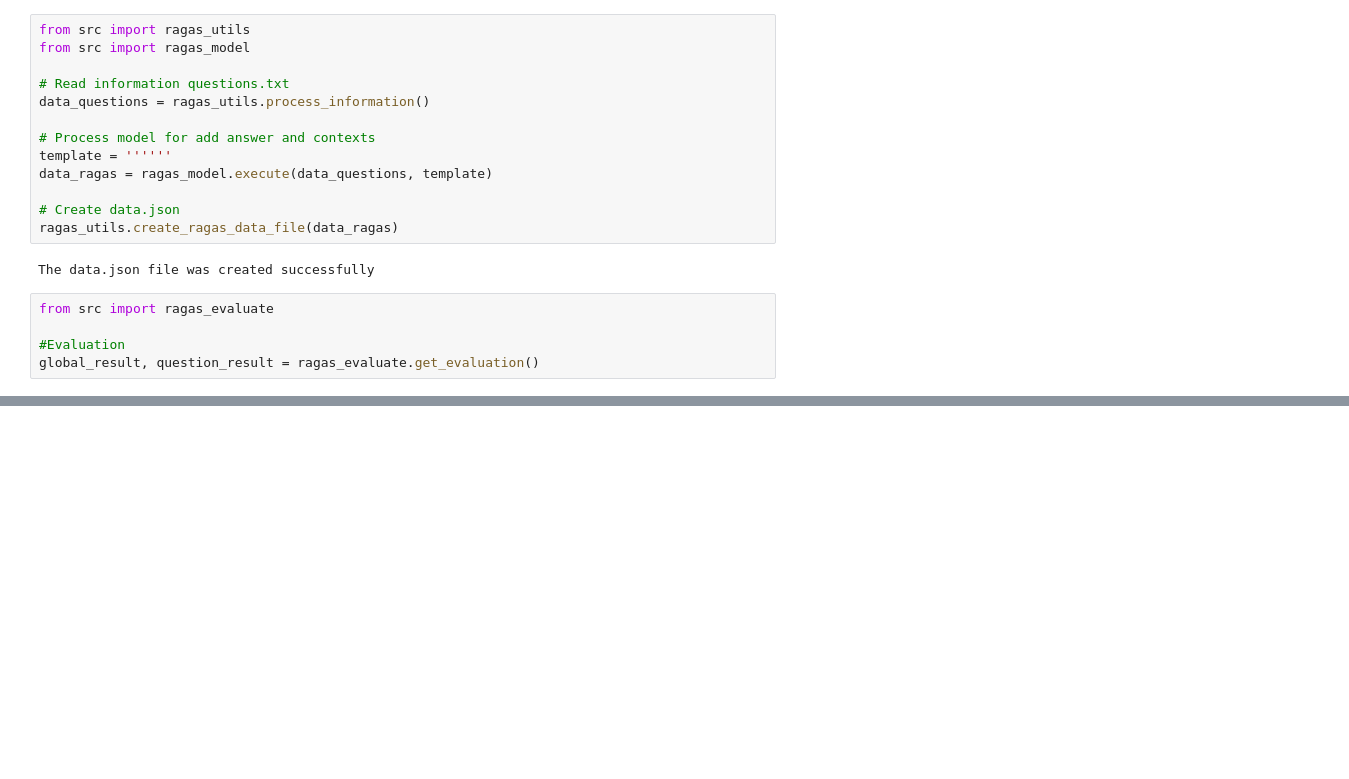
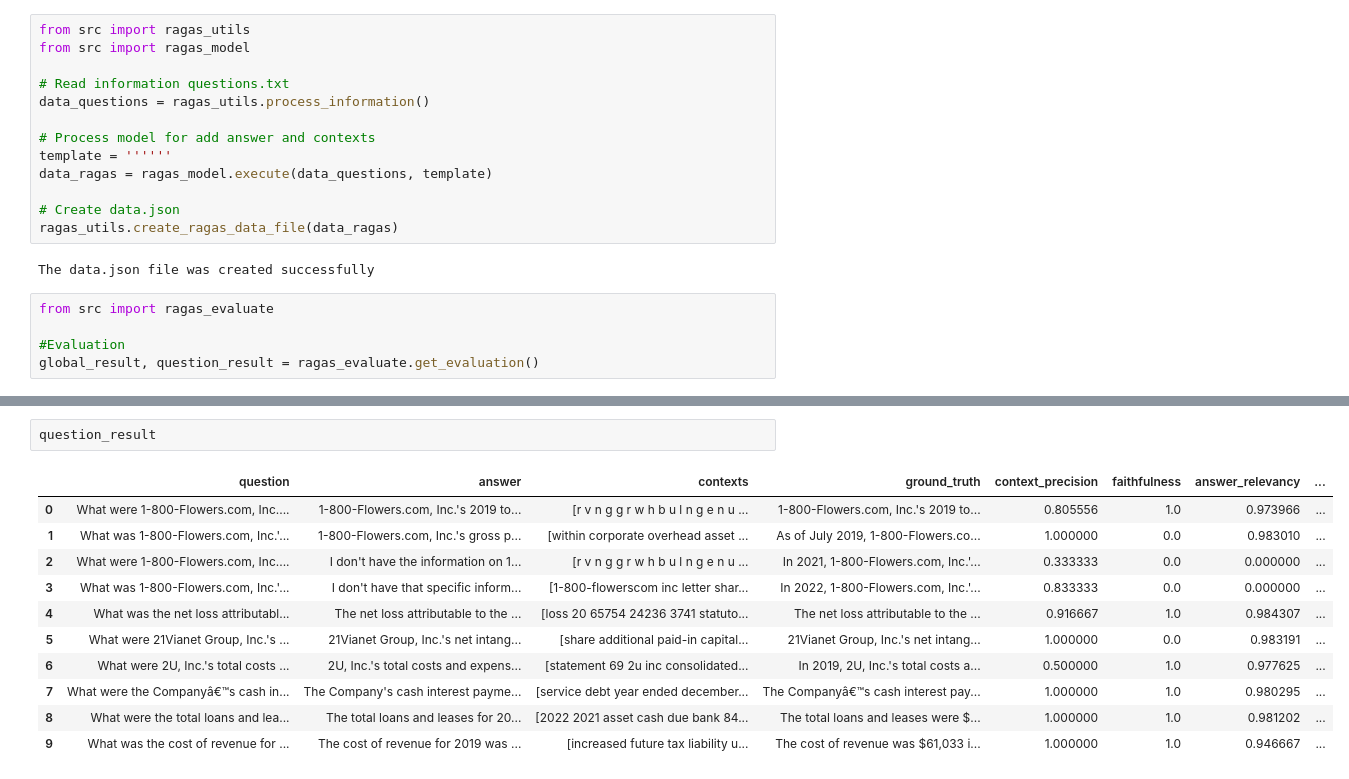
Before and after one commit to yohanacontrerasdev/aws_s3_data_downloader, a Jupyter notebook: notebooks/data_exploration.ipynb, the cells around one changed output, grey strips where cells are left out. Cells and saved outputs as stored; diff of their text form; blank space fills up the shorter version.

Commit message:
questions and chunks

```diff
--- a/notebooks/data_exploration.ipynb
+++ b/notebooks/data_exploration.ipynb
@@ -138,0 +159,14 @@ global_result, question_result = ragas_evaluate.get_evaluation()
+# %%
+question_result
+# %% [output]
+|  | question | answer | contexts | ground_truth | context_precision | faithfulness | answer_relevancy | ... |
+| 0 | What were 1-800-Flowers.com, Inc.... | 1-800-Flowers.com, Inc.'s 2019 to... | [r v n g g r w h b u l n g e n u ... | 1-800-Flowers.com, Inc.'s 2019 to... | 0.805556 | 1.0 | 0.973966 | ... |
+| 1 | What was 1-800-Flowers.com, Inc.'... | 1-800-Flowers.com, Inc.'s gross p... | [within corporate overhead asset ... | As of July 2019, 1-800-Flowers.co... | 1.000000 | 0.0 | 0.983010 | ... |
+| 2 | What were 1-800-Flowers.com, Inc.... | I don't have the information on 1... | [r v n g g r w h b u l n g e n u ... | In 2021, 1-800-Flowers.com, Inc.'... | 0.333333 | 0.0 | 0.000000 | ... |
+| 3 | What was 1-800-Flowers.com, Inc.'... | I don't have that specific inform... | [1-800-flowerscom inc letter shar... | In 2022, 1-800-Flowers.com, Inc.'... | 0.833333 | 0.0 | 0.000000 | ... |
+| 4 | What was the net loss attributabl... | The net loss attributable to the ... | [loss 20 65754 24236 3741 statuto... | The net loss attributable to the ... | 0.916667 | 1.0 | 0.984307 | ... |
+| 5 | What were 21Vianet Group, Inc.'s ... | 21Vianet Group, Inc.'s net intang... | [share additional paid-in capital... | 21Vianet Group, Inc.'s net intang... | 1.000000 | 0.0 | 0.983191 | ... |
+| 6 | What were 2U, Inc.'s total costs ... | 2U, Inc.'s total costs and expens... | [statement 69 2u inc consolidated... | In 2019, 2U, Inc.'s total costs a... | 0.500000 | 1.0 | 0.977625 | ... |
+| 7 | What were the Companyâ€™s cash in... | The Company's cash interest payme... | [service debt year ended december... | The Companyâ€™s cash interest pay... | 1.000000 | 1.0 | 0.980295 | ... |
+| 8 | What were the total loans and lea... | The total loans and leases for 20... | [2022 2021 asset cash due bank 84... | The total loans and leases were $... | 1.000000 | 1.0 | 0.981202 | ... |
+| 9 | What was the cost of revenue for ... | The cost of revenue for 2019 was ... | [increased future tax liability u... | The cost of revenue was $61,033 i... | 1.000000 | 1.0 | 0.946667 | ... |
```
Also changed, not shown: parts of 5 cells of this notebook, 2 other files.
